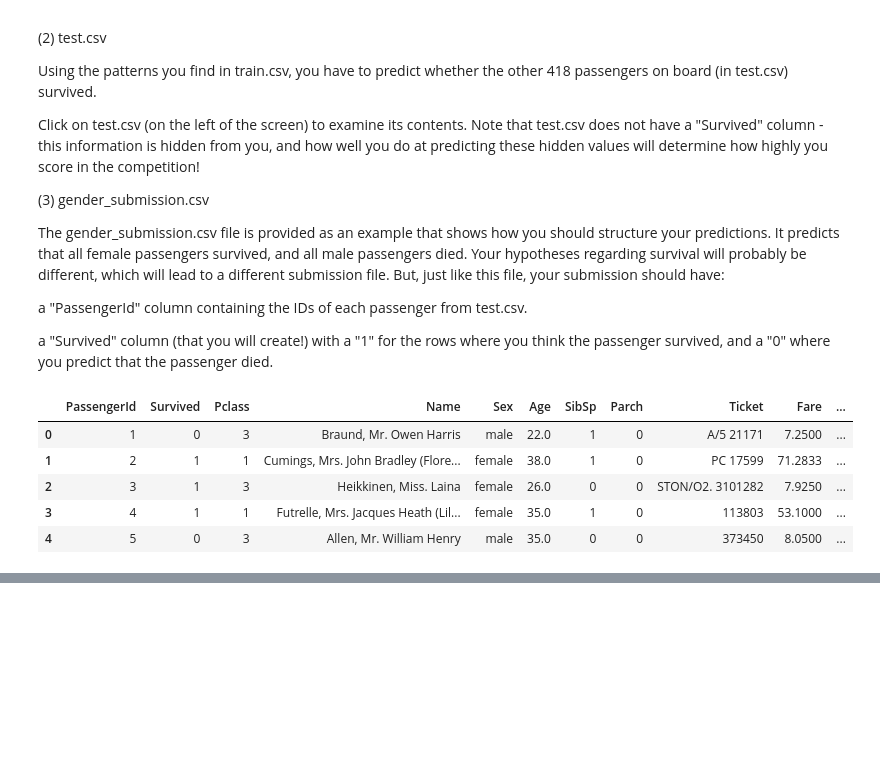
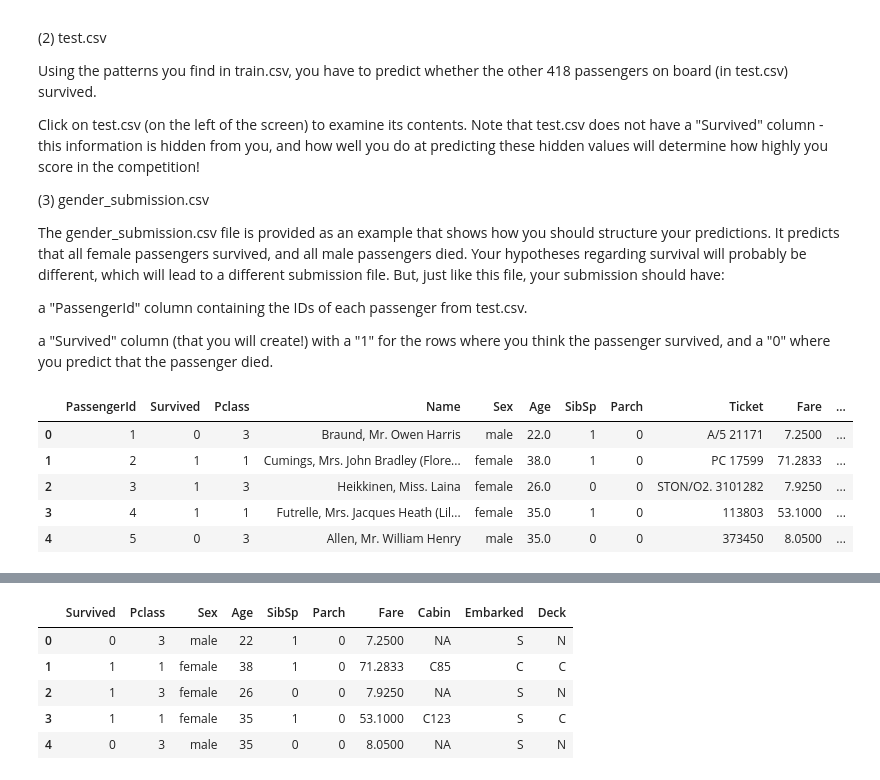
Before and after one commit to Arsiry/sigma-internship, a Jupyter notebook: kaggle-competitions/titanic.ipynb, the cells around one changed output, grey strips where cells are left out. Drawn from its saved outputs; the diff is of its cells as text; code cells hidden in the pictures; blank space fills up the shorter version.

```diff
--- a/kaggle-competitions/titanic.ipynb
+++ b/kaggle-competitions/titanic.ipynb
@@ -55,0 +167,7 @@ test_data.head()
+# %%
+# We can see that the Age distribution is skewed
+# So, we will use the median imputation
+
+# Calculate median of Age
+median = train_data.Age.median()
+median
@@ -55,0 +176,4 @@ test_data.head()
+# %%
+# Impute missing values in Age
+
+train_data['Age'].fillna(median, inplace=True)
@@ -55,0 +187,11 @@ test_data.head()
+# %%
+train_data['Age'] = train_data['Age'].astype('int64')
+# %%
+train_data.head()
+# %% [output]
+|  | Survived | Pclass | Sex | Age | SibSp | Parch | Fare | Cabin | Embarked | Deck |
+| 0 | 0 | 3 | male | 22 | 1 | 0 | 7.2500 | NA | S | N |
+| 1 | 1 | 1 | female | 38 | 1 | 0 | 71.2833 | C85 | C | C |
+| 2 | 1 | 3 | female | 26 | 0 | 0 | 7.9250 | NA | S | N |
+| 3 | 1 | 1 | female | 35 | 1 | 0 | 53.1000 | C123 | S | C |
+| 4 | 0 | 3 | male | 35 | 0 | 0 | 8.0500 | NA | S | N |
```
Also changed, not shown: parts of 26 cells of this notebook, 5 other files.
